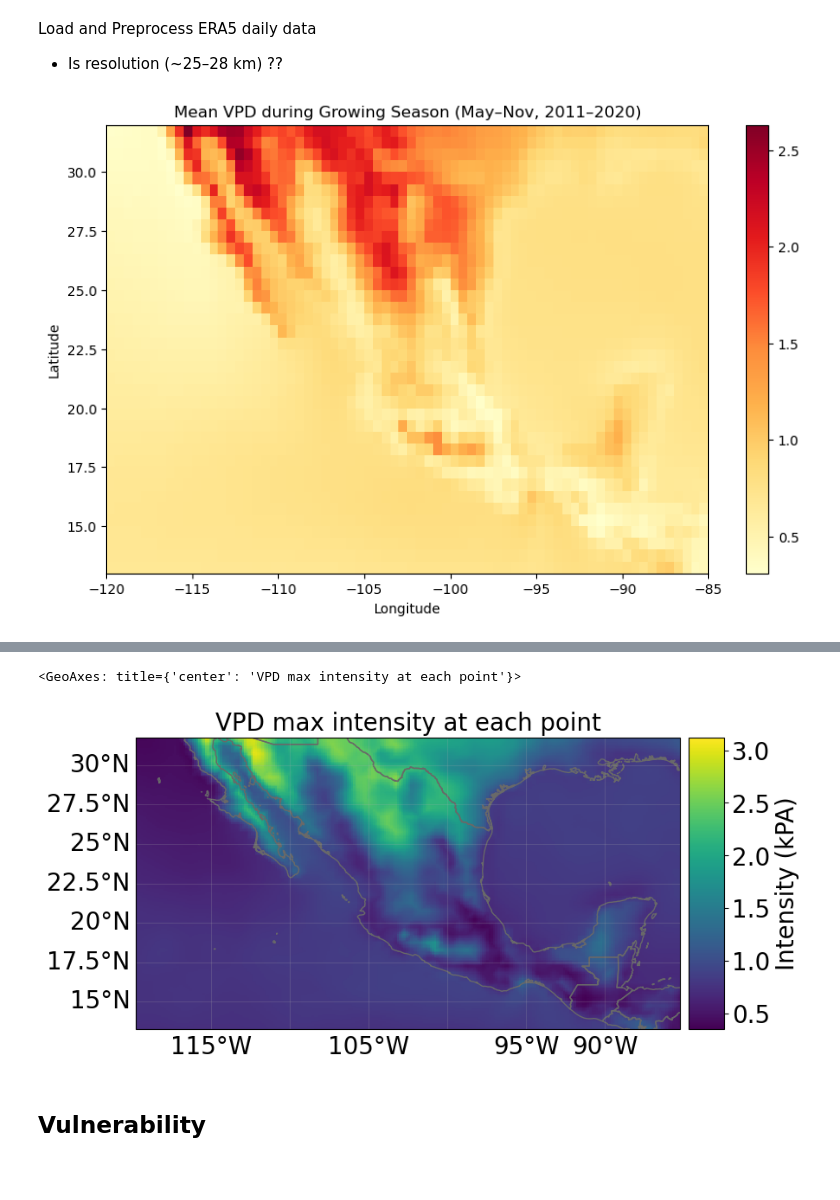
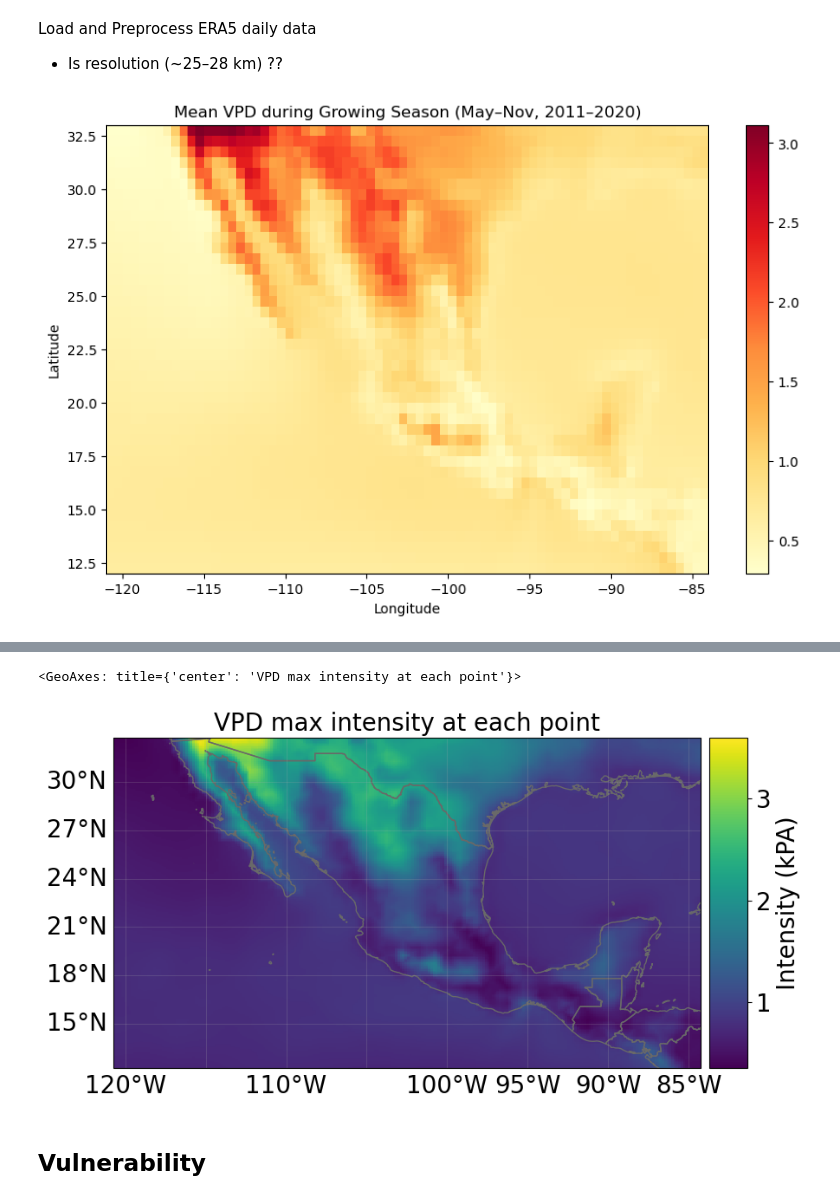
Before and after one commit to zeliest/coffee_banana_cacao_climate_risk, a Jupyter notebook: VPD + Empirical.ipynb, the cells around one changed output, grey strips where cells are left out. Cells and saved outputs as stored; diff of their text form; code cells hidden in the pictures; blank space fills up the shorter version.

```diff
--- a/VPD + Empirical.ipynb
+++ b/VPD + Empirical.ipynb
@@ -289,11 +289,12 @@ hurs = ds_hurs['hurs']
 tas = ds_tas['tas']
 
 # 🔥 First spatial subset
-tas = tas.sel(lat=slice(bbox["lat_max"], bbox["lat_min"]),
-              lon=slice(bbox["lon_min"], bbox["lon_max"]))
-hurs = hurs.sel(lat=slice(bbox["lat_max"], bbox["lat_min"]),
-              lon=slice(bbox["lon_min"], bbox["lon_max"]))
-
+padding = 1 # Add a padding of 1 degree to match the bounding box of the exposure data
+tas = tas.sel(lat=slice(bbox["lat_max"] + padding, bbox["lat_min"]- padding),
+              lon=slice(bbox["lon_min"] - padding, bbox["lon_max"] + padding))
+hurs = hurs.sel(lat=slice(bbox["lat_max"] + padding, bbox["lat_min"] - padding),
+                 lon=slice(bbox["lon_min"] - padding, bbox["lon_max"] + padding)
+)
 # Convert temperature from Kelvin to Celsius
 tas_celsius = tas - 273.15
 
@@ -342,4 +343,4 @@ haz_vpd.frequency = haz_vpd.frequency / len(haz_vpd.frequency )
 # Plot the VPD hazard
 haz_vpd.plot_intensity(0)
 # %% [output]
-[figure, old version]
+[figure, new version]
@@ -347,5 +348,5 @@ haz_vpd.plot_intensity(0)
 <GeoAxes: title={'center': 'VPD max intensity at each point'}>
-[figure, old version]
+[figure, new version]
 # %% [markdown]
 ## Vulnerability
 # %% [markdown]
```
Also changed, not shown: parts of 18 cells of this notebook.
